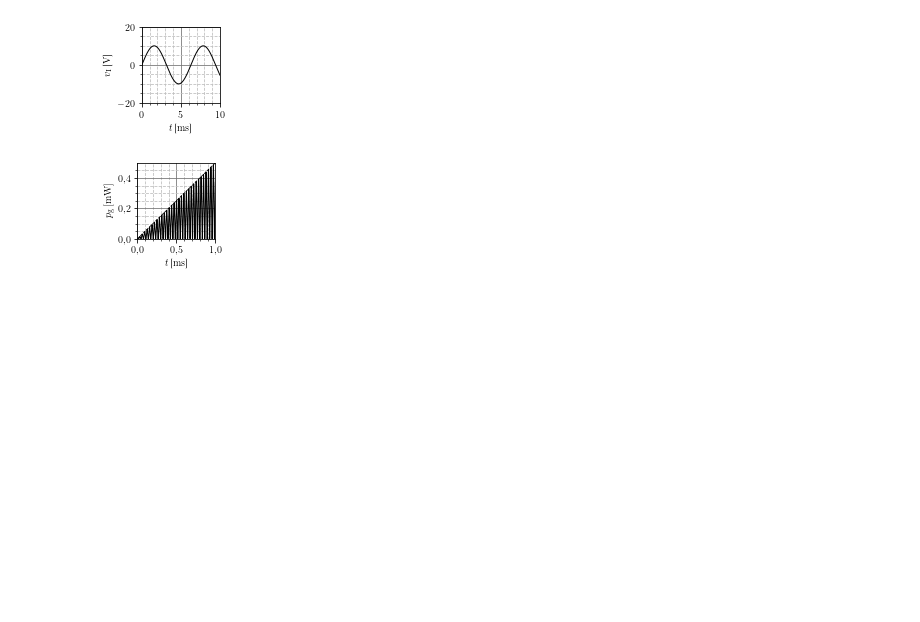
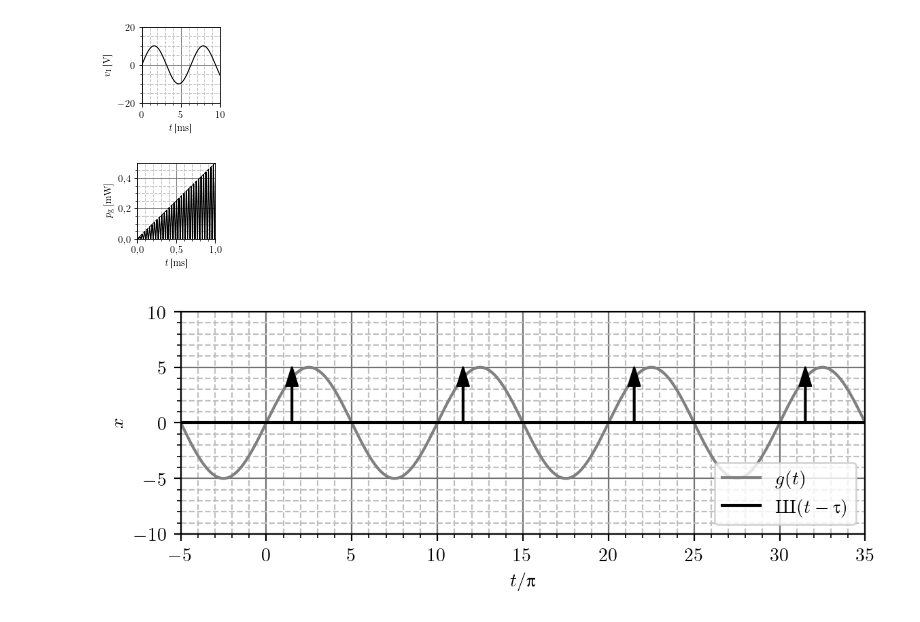
Before and after one commit to djokicd/zbirka-sis, a Jupyter notebook: 1_uvod/2_kontinualni_sistemi/fig/sistemi_plotovi.ipynb, the cells around one changed output. Cells and saved outputs as stored; diff of their text form; code cells hidden in the pictures; blank space fills up the shorter version.

```diff
--- a/1_uvod/2_kontinualni_sistemi/fig/sistemi_plotovi.ipynb
+++ b/1_uvod/2_kontinualni_sistemi/fig/sistemi_plotovi.ipynb
@@ -25,7 +25,7 @@ def u(t):
     return (t > 0) * 1.0
 # %%
 def generate_canvas(w = 1.6, a = 1.618):
-    fig = figure (figsize = (a*w, w))
+    fig = figure (figsize = (a*w, w), dpi = 200)
     xlim([-2,2])
     ylim([-2,2])
     minorticks_on()
@@ -186,3 +186,34 @@ plt.ylabel(r'$p_{\rm g}\rm\,[mW]$')
 plt.savefig("LC_v.pdf", bbox_inches="tight")
 # %% [output]
 [figure]
+# %%
+
+width = 165 / 25.4 # sirina
+height = width / 3
+a = width/height
+
+fig = generate_canvas(w = height, a = a)
+ax = fig.gca()
+t = np.linspace(-20*pi, 40*pi,1000)
+xs = 5*sin(t/5)
+plt.plot(t/pi, xs, '0.5')
+plt.xlabel(r'$t/\uppi$')
+plt.ylabel(r'$x$')
+#plt.ylim([-1, 2.5])
+#ax.xaxis.set_major_locator(plt.MultipleLocator(np.pi*5))
+#ax.xaxis.set_major_formatter(plt.FuncFormatter(multiple_formatter(denominator=1)))
+plt.xlim([-5, 35])
+plt.ylim([-10,10])
+tau = 1.5
+plot_dirac(tau, 5, lw = 0.5)
+plot_dirac(tau + 10, 5, lw = 0.5)
+plot_dirac(tau + 20, 5, lw = 0.5)
+plot_dirac(tau + 30, 5, lw = 0.5)
+plot_dirac(tau + 40, 5, lw = 0.5)
+plt.plot(t/pi, 0*xs, 'k')
+
+legend([r"$g(t)$", r"$\text{Ш}(t - \uptau)$"] , loc = 'lower right' )
+
+plt.savefig("delta_odabiranje_sin.pdf", bbox_inches='tight', ppad_inches=0)
+# %% [output]
+[figure, added]
```
Also changed, not shown: parts of 2 cells of this notebook, 6 other files.
